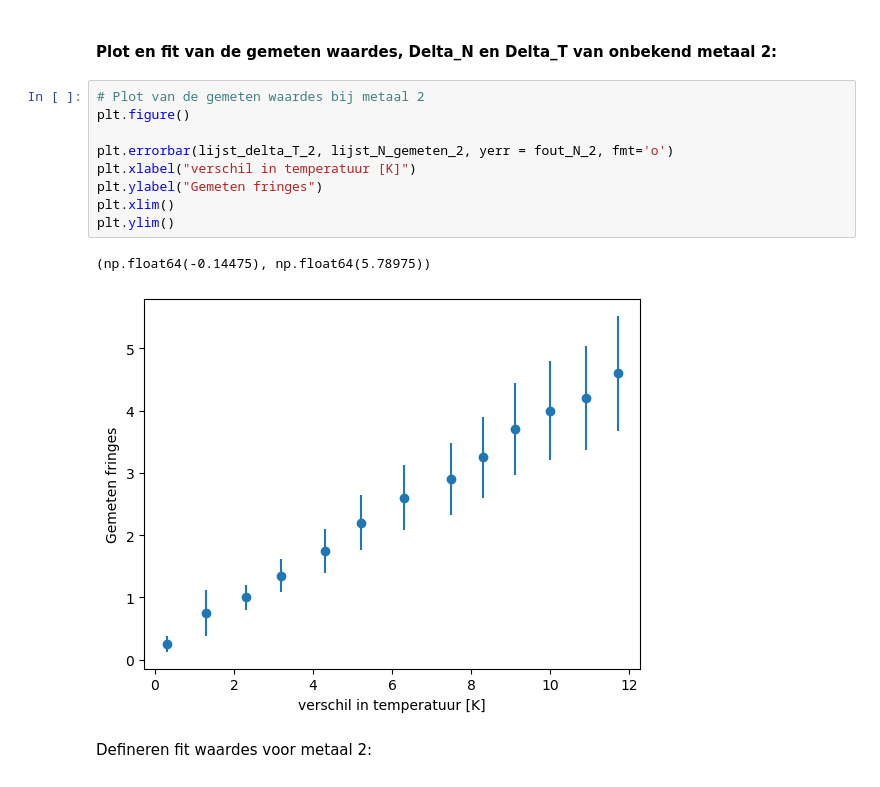
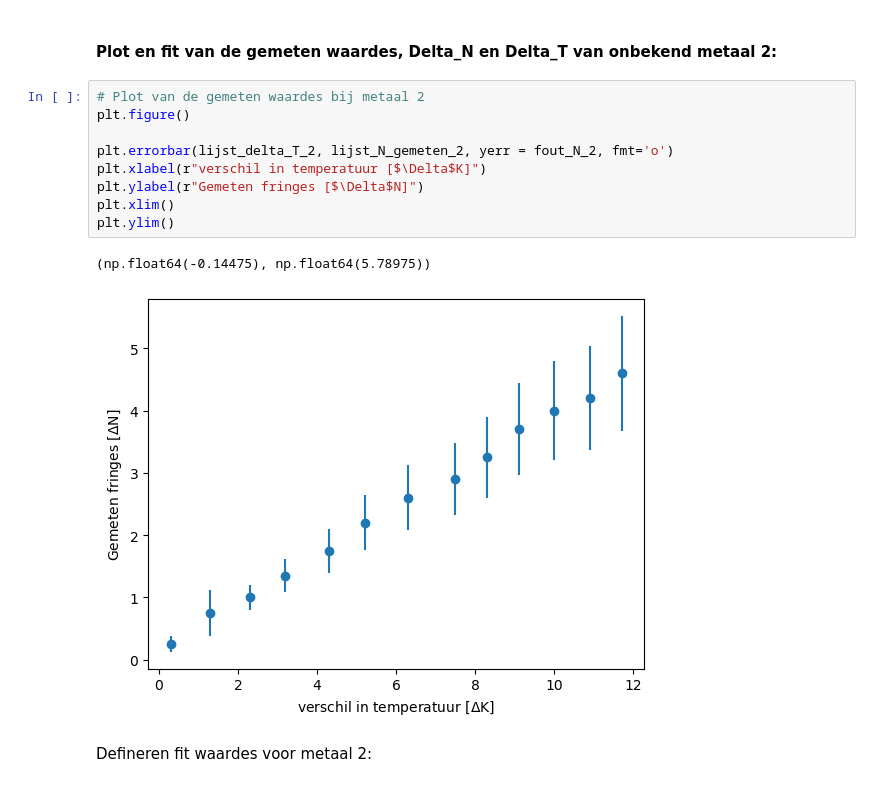
Before and after one commit to JasperNierse/Code-Backup, a Jupyter notebook: notebook_Michelson_Interferometer_NSP1_Experiment_2.ipynb, the cells around one changed output. Saved outputs shown, nothing was run; the diff lists cells and outputs as text.

```diff
--- a/notebook_Michelson_Interferometer_NSP1_Experiment_2.ipynb
+++ b/notebook_Michelson_Interferometer_NSP1_Experiment_2.ipynb
@@ -205,15 +212,15 @@ print(fit_result_meting_1.fit_report())
 # %%
 # Plot van de gemeten waardes bij metaal 2
 plt.figure()
 
 plt.errorbar(lijst_delta_T_2, lijst_N_gemeten_2, yerr = fout_N_2, fmt='o')
-plt.xlabel("verschil in temperatuur [K]")
-plt.ylabel("Gemeten fringes")
+plt.xlabel(r"verschil in temperatuur [$\Delta$K]")
+plt.ylabel(r"Gemeten fringes [$\Delta$N]")
 plt.xlim()
 plt.ylim()
 # %% [output]
 (np.float64(-0.14475), np.float64(5.78975))
-[figure, old version]
+[figure, new version]
 # %% [markdown]
 Defineren fit waardes voor metaal 2:
 # %%
```
Also changed, not shown: parts of 12 cells of this notebook.
